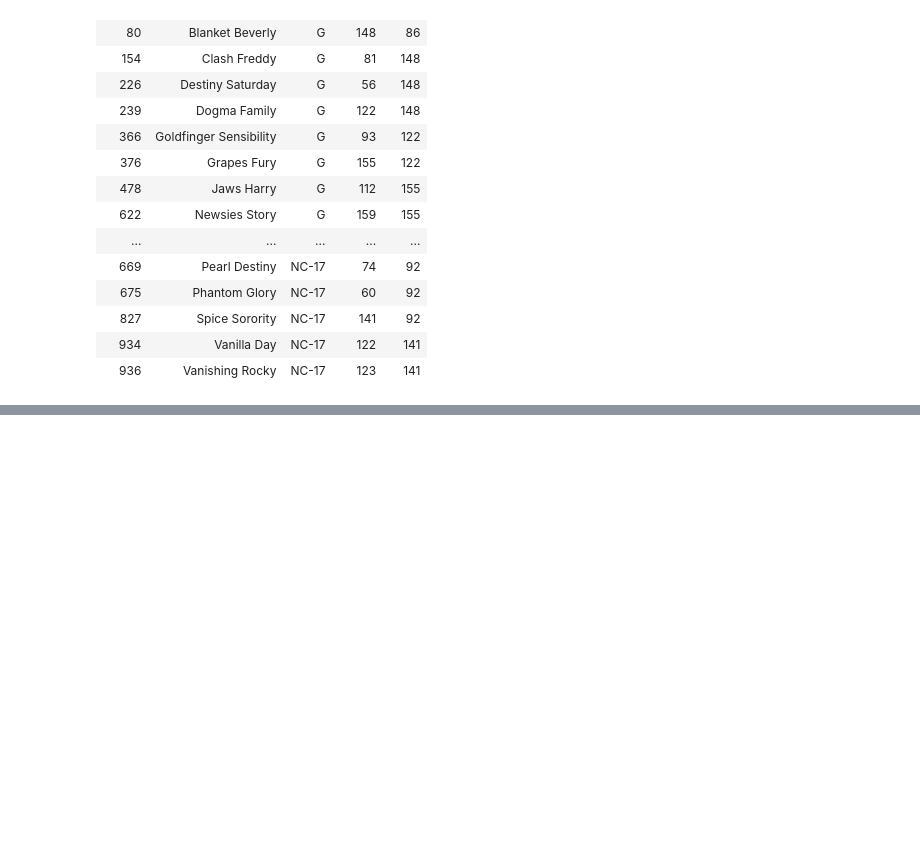
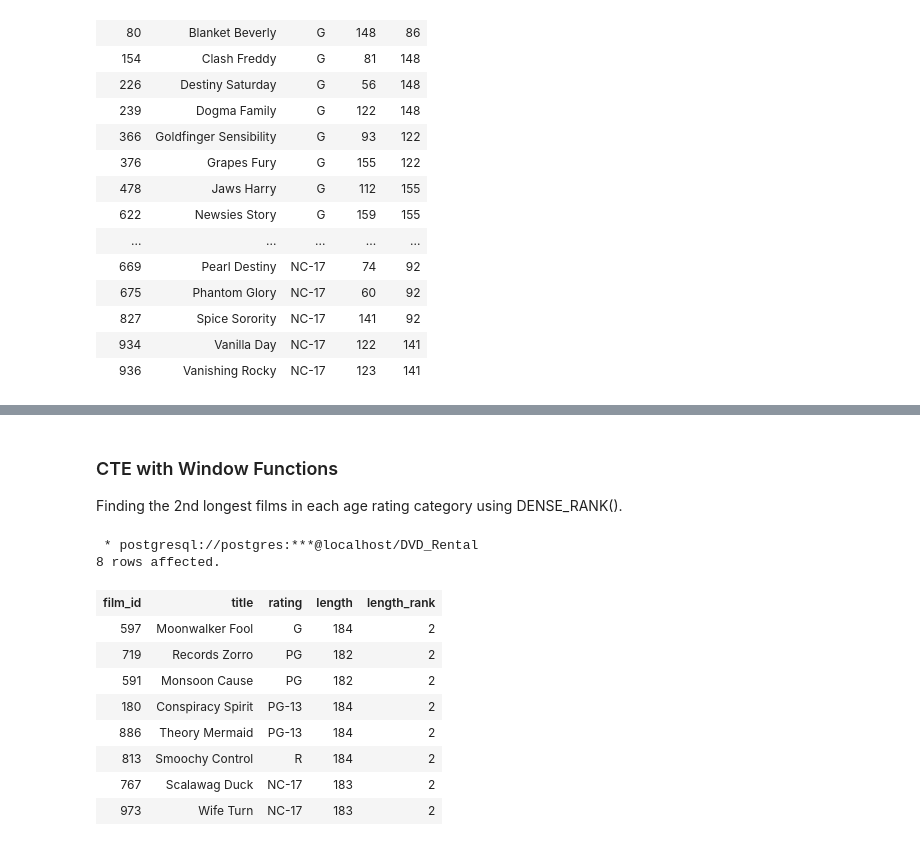
Before and after one commit to OscarKodes/100-Days-of-Data-Projects, a Jupyter notebook: 14-Practice_Advanced_SQL/Practicing Advanced SQL Functions.ipynb, the cells around one changed output, grey strips where cells are left out. Cells and saved outputs as stored; diff of their text form; code cells hidden in the pictures; blank space fills up the shorter version.

```diff
--- a/14-Practice_Advanced_SQL/Practicing Advanced SQL Functions.ipynb
+++ b/14-Practice_Advanced_SQL/Practicing Advanced SQL Functions.ipynb
@@ -623,0 +720,33 @@ WHERE title LIKE '%y';
+# %% [markdown]
+### CTE with Window Functions
+
+Finding the 2nd longest films in each age rating category using DENSE_RANK().
+# %%
+%%sql
+
+WITH cte_film AS  (
+    SELECT film_id,
+            title,
+            rating,
+            length,
+            DENSE_RANK() OVER (
+                PARTITION BY rating
+                ORDER BY length DESC)
+            AS length_rank
+    FROM film
+)
+SELECT *
+FROM cte_film
+WHERE length_rank = 2;
+# %% [output]
+ * postgresql://postgres:***@localhost/DVD_Rental
+8 rows affected.
+| film_id | title | rating | length | length_rank |
+| 597 | Moonwalker Fool | G | 184 | 2 |
+| 719 | Records Zorro | PG | 182 | 2 |
+| 591 | Monsoon Cause | PG | 182 | 2 |
+| 180 | Conspiracy Spirit | PG-13 | 184 | 2 |
+| 886 | Theory Mermaid | PG-13 | 184 | 2 |
+| 813 | Smoochy Control | R | 184 | 2 |
+| 767 | Scalawag Duck | NC-17 | 183 | 2 |
+| 973 | Wife Turn | NC-17 | 183 | 2 |
```
Also changed, not shown: parts of 4 cells of this notebook.
